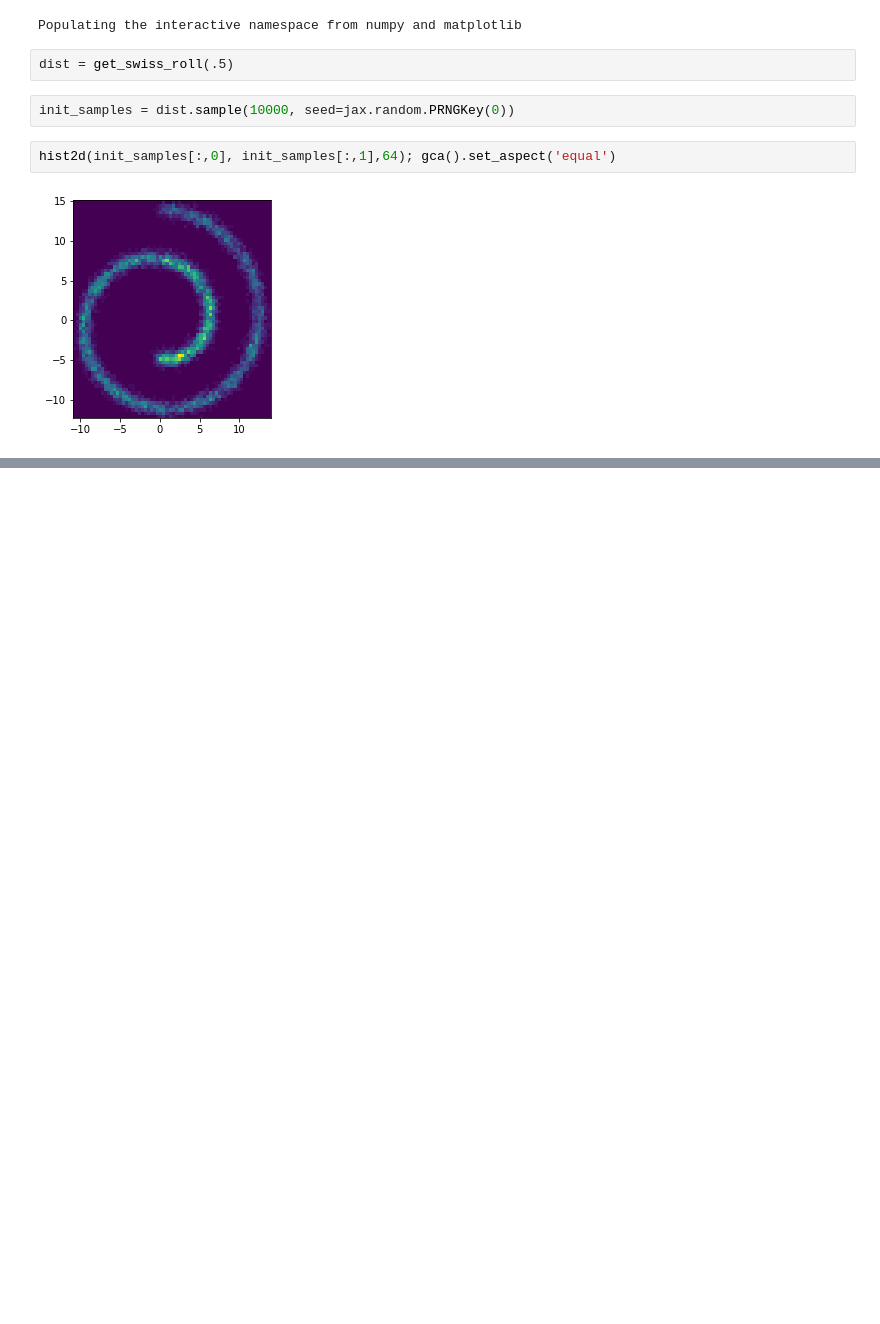
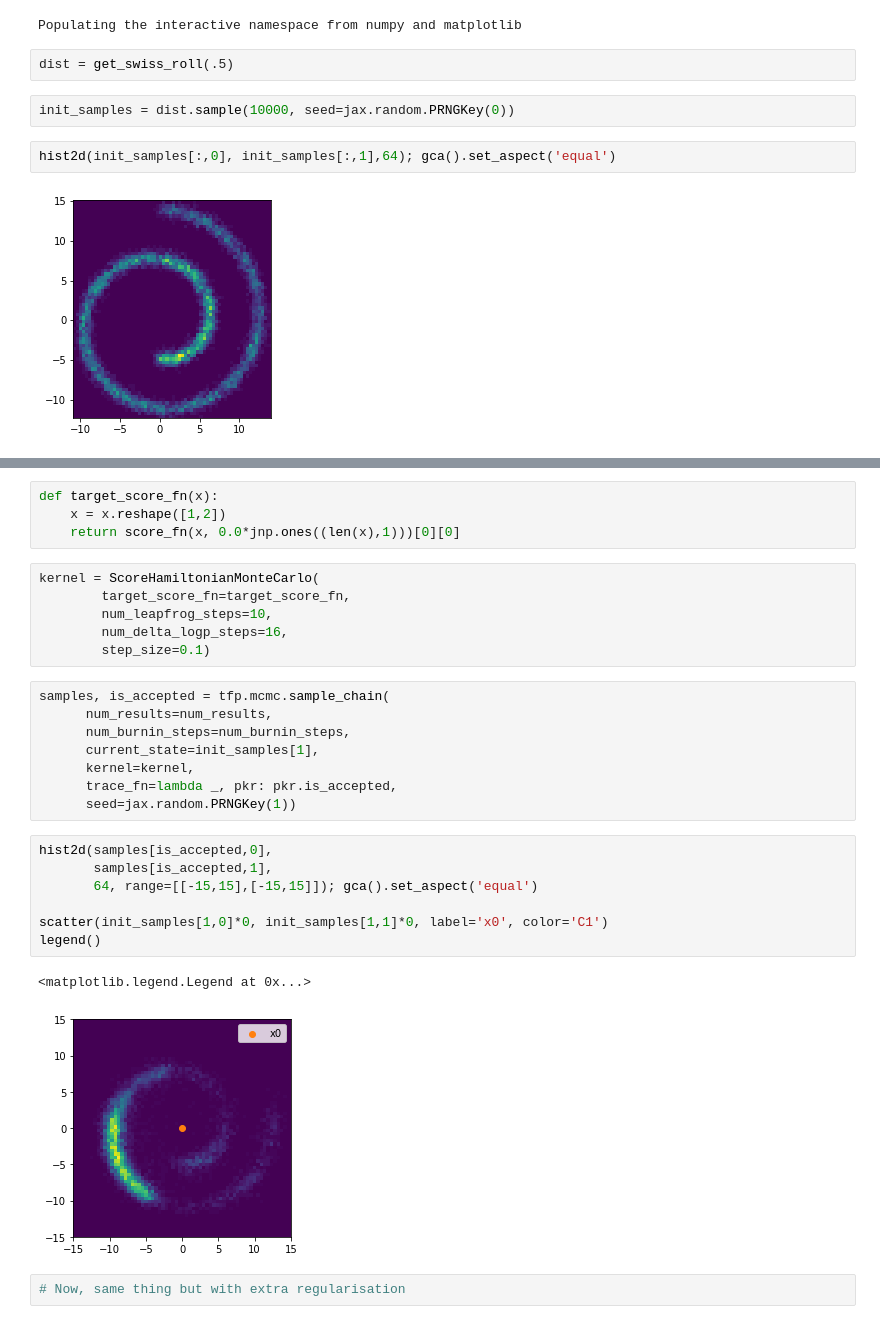
Before and after one commit to b-remy/score-estimation-comparison, a Jupyter notebook: notebooks/ScoreHMC_test.ipynb, the cells around one changed output, grey strips where cells are left out. Saved outputs shown, nothing was run; the diff lists cells and outputs as text; blank space fills up the shorter version.

```diff
--- a/notebooks/ScoreHMC_test.ipynb
+++ b/notebooks/ScoreHMC_test.ipynb
@@ -65,0 +165,30 @@ legend()
+# %%
+def target_score_fn(x):
+    x = x.reshape([1,2])
+    return score_fn(x, 0.0*jnp.ones((len(x),1)))[0][0]
+# %%
+kernel = ScoreHamiltonianMonteCarlo(
+        target_score_fn=target_score_fn,
+        num_leapfrog_steps=10,
+        num_delta_logp_steps=16,
+        step_size=0.1)
+# %%
+samples, is_accepted = tfp.mcmc.sample_chain(
+      num_results=num_results,
+      num_burnin_steps=num_burnin_steps,
+      current_state=init_samples[1],
+      kernel=kernel,
+      trace_fn=lambda _, pkr: pkr.is_accepted,
+      seed=jax.random.PRNGKey(1))
+# %%
+hist2d(samples[is_accepted,0],
+       samples[is_accepted,1],
+       64, range=[[-15,15],[-15,15]]); gca().set_aspect('equal')
+
+scatter(init_samples[1,0]*0, init_samples[1,1]*0, label='x0', color='C1')
+legend()
+# %% [output]
+<matplotlib.legend.Legend at 0x...>
+[figure, added]
+# %%
+# Now, same thing but with extra regularisation
```
Also changed, not shown: parts of 32 cells of this notebook.
